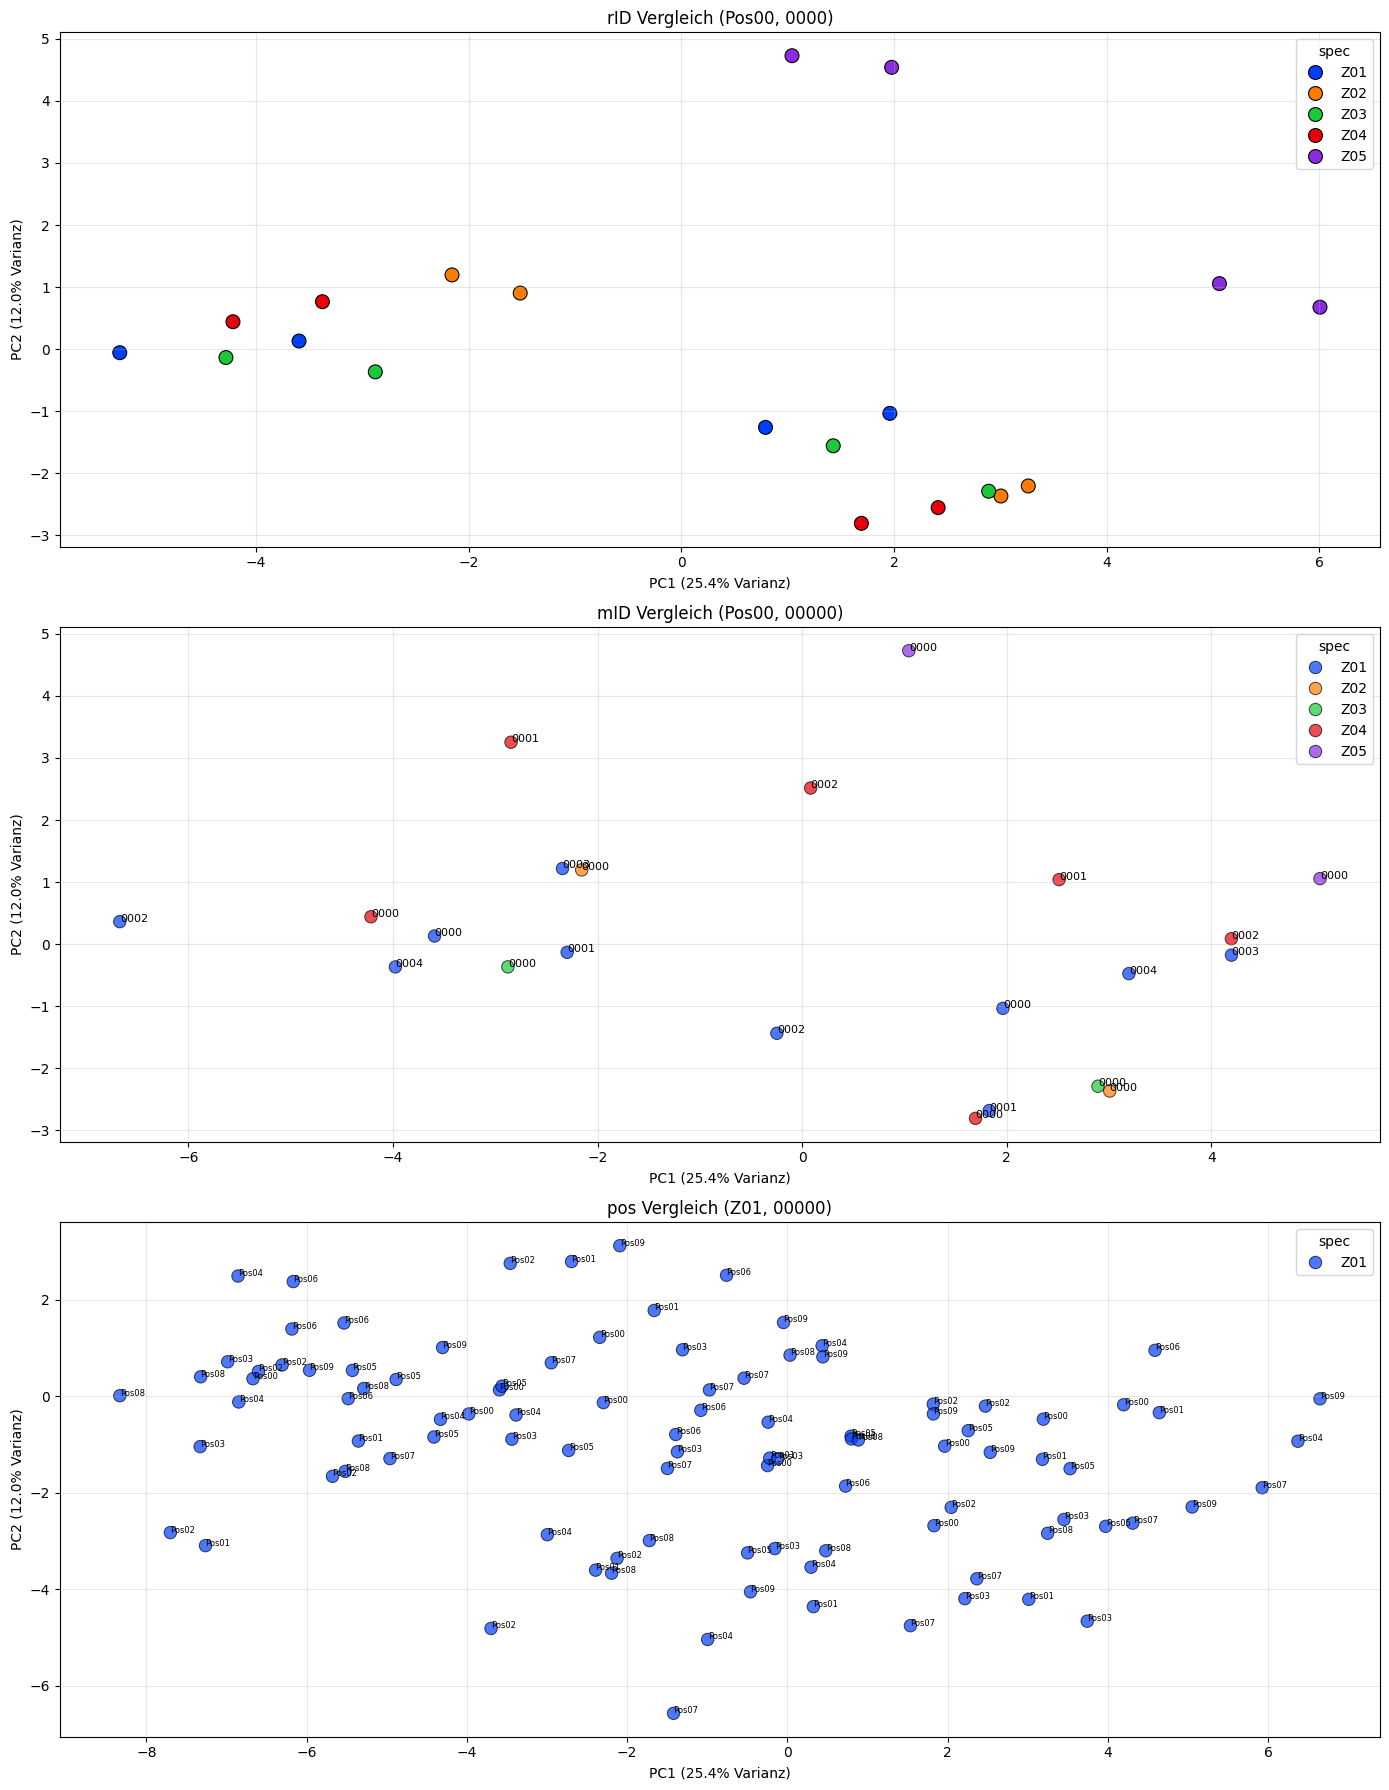
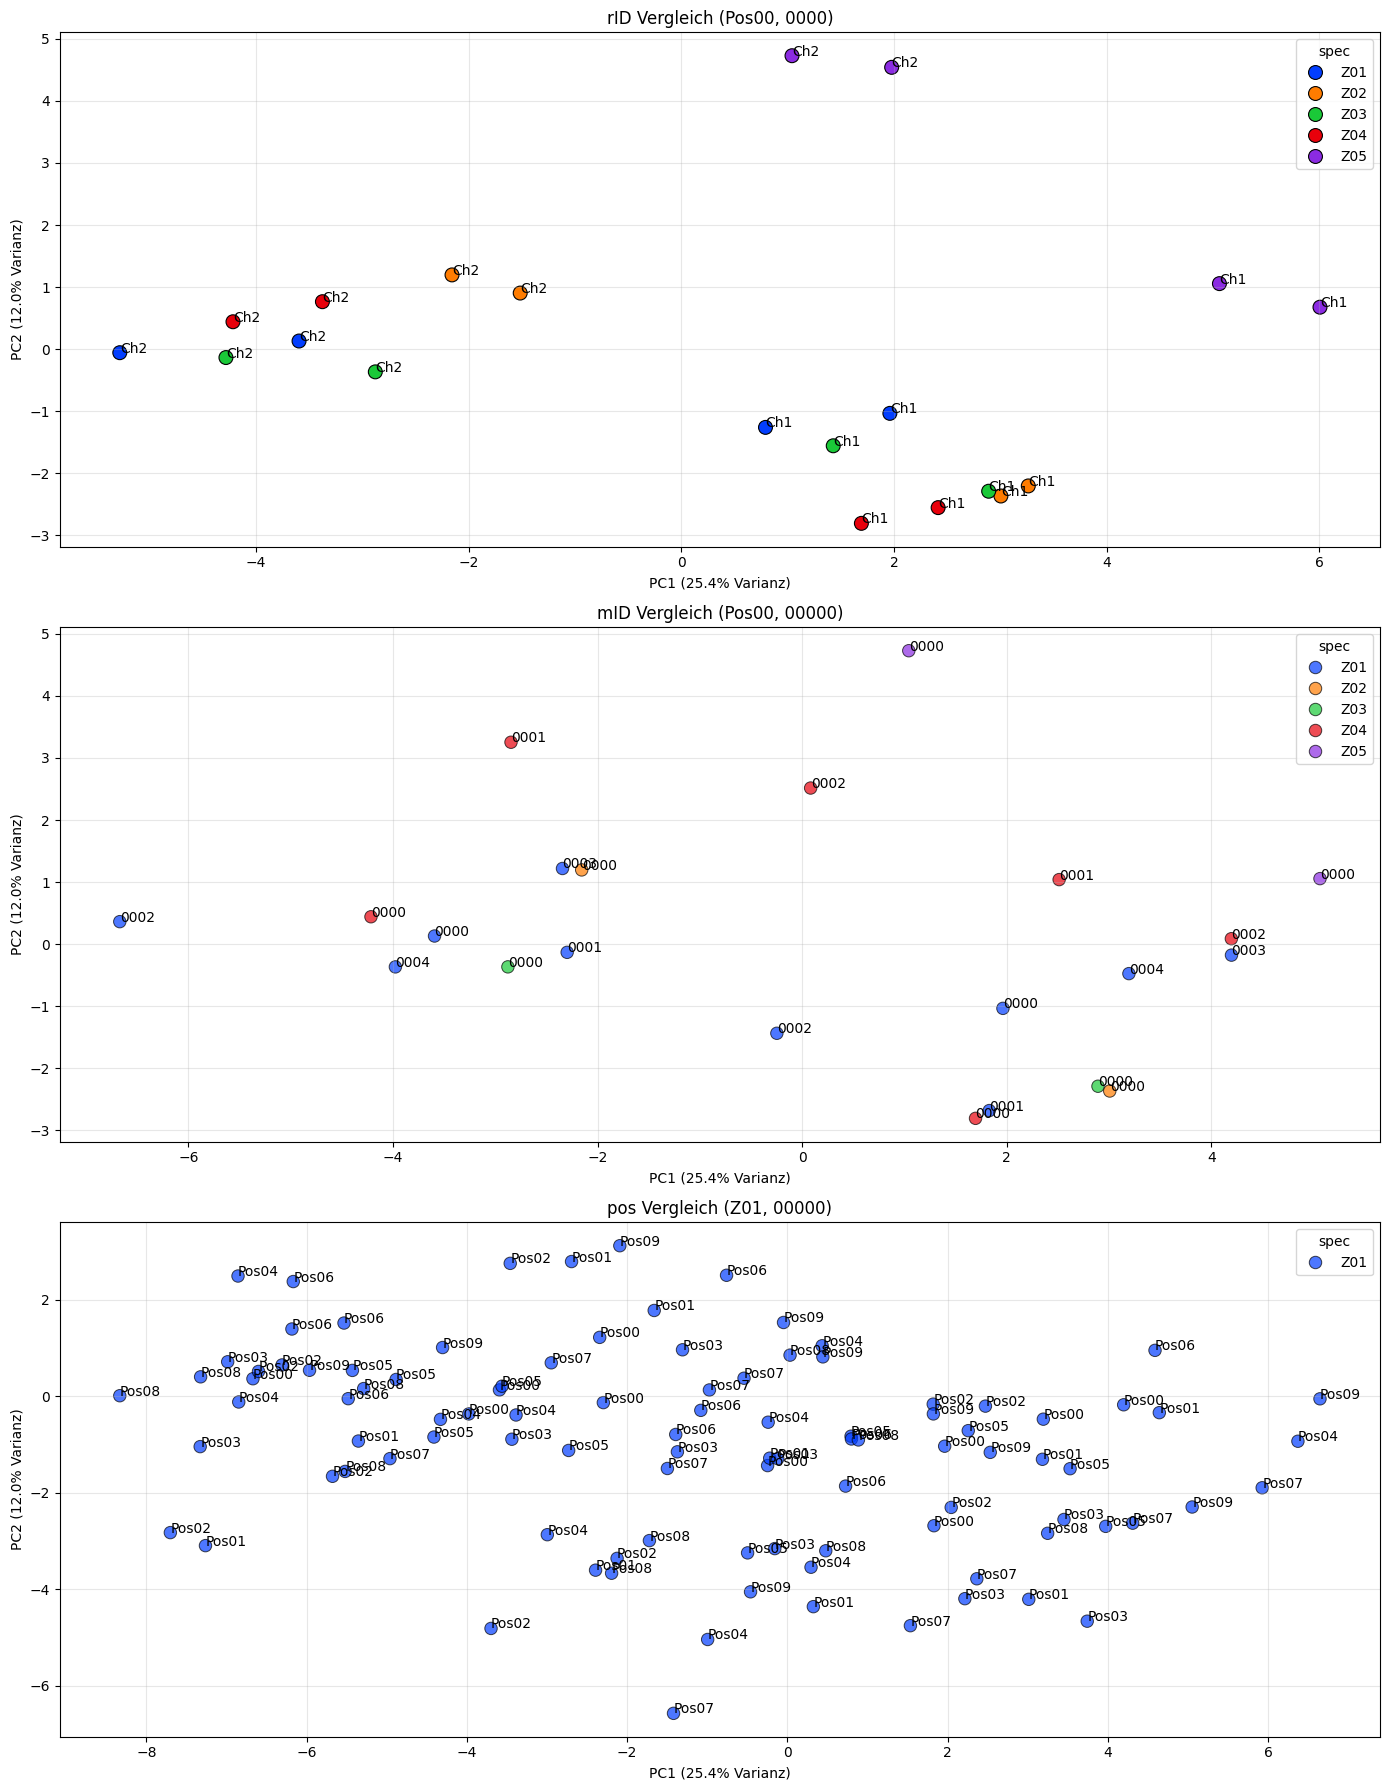
Code edit (unified diff) that turned the first committed figure into the second:
--- before
+++ after
@@ -12,4 +12,6 @@
 df_rid = df[(df['pos'] == pos) & (df['mID'] == mID)]
 sns.scatterplot(data=df_rid, x='PC1', y='PC2', hue='spec', s=100, palette='bright', edgecolors='k')
+for i in range(df_rid.shape[0]):
+    plt.text(df_rid.PC1.iloc[i], df_rid.PC2.iloc[i], str(df_rid.sID.iloc[i]), fontsize=10)
 plt.title("rID Vergleich (" + pos + ", "+ mID + ")")
 plt.xlabel(f"PC1 ({v1:.1f}% Varianz)"); plt.ylabel(f"PC2 ({v2:.1f}% Varianz)")
@@ -21,5 +23,5 @@
 sns.scatterplot(data=df_mid, x='PC1', y='PC2', hue='spec', s=80, palette='bright', alpha=0.7, edgecolors='k')
 for i in range(df_mid.shape[0]):
-    plt.text(df_mid.PC1.iloc[i], df_mid.PC2.iloc[i], str(df_mid.mID.iloc[i]), fontsize=8)
+    plt.text(df_mid.PC1.iloc[i], df_mid.PC2.iloc[i], str(df_mid.mID.iloc[i]), fontsize=10)
 plt.title("mID Vergleich (" + pos + ", " + rID + ")")
 plt.xlabel(f"PC1 ({v1:.1f}% Varianz)"); plt.ylabel(f"PC2 ({v2:.1f}% Varianz)")
@@ -31,5 +33,5 @@
 sns.scatterplot(data=df_zid, x='PC1', y='PC2', hue='spec', s=80, palette='bright', alpha=0.7, edgecolors='k')
 for i in range(df_zid.shape[0]):
-    plt.text(df_zid.PC1.iloc[i], df_zid.PC2.iloc[i], str(df_zid.pos.iloc[i]), fontsize=6)
+    plt.text(df_zid.PC1.iloc[i], df_zid.PC2.iloc[i], str(df_zid.pos.iloc[i]), fontsize=10)
 plt.title("pos Vergleich (" + zAll + ", " + rID + ")")
 plt.xlabel(f"PC1 ({v1:.1f}% Varianz)"); plt.ylabel(f"PC2 ({v2:.1f}% Varianz)")

Commit: updated gear-analysis and ToDo